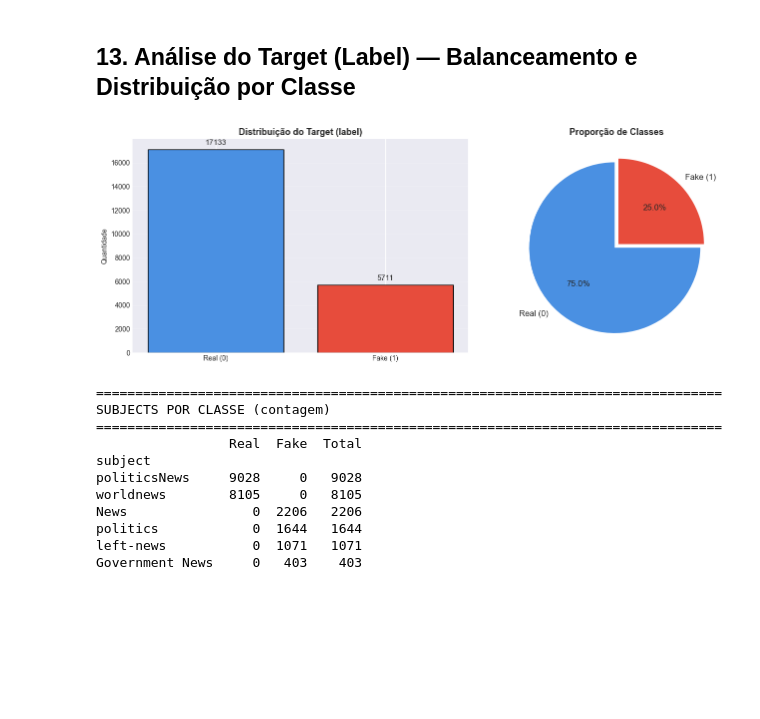
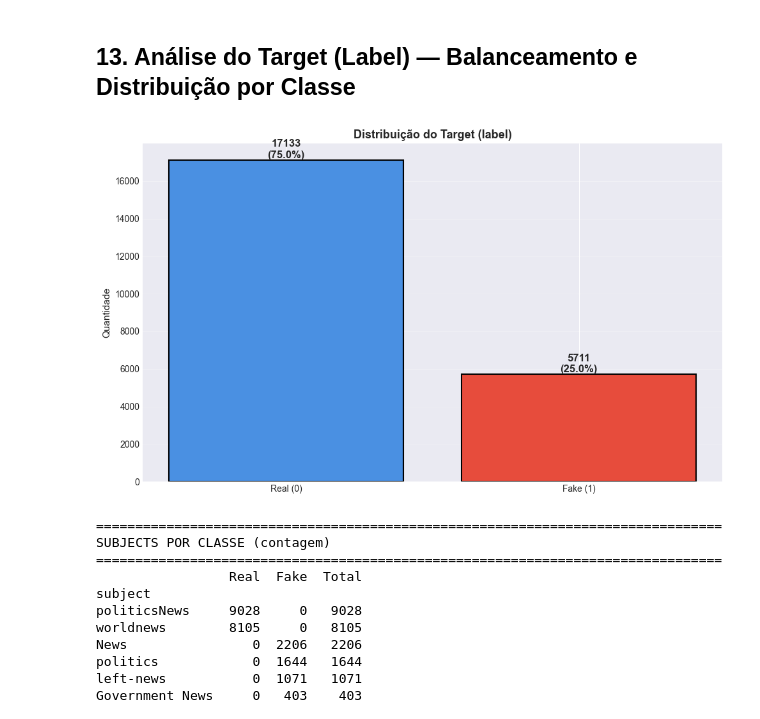
Before and after one commit to Eduardocin/ligia-nlp-challenge, a Jupyter notebook: notebooks/1.0-data-exploration.ipynb, the cells around one changed output. Drawn from its saved outputs; the diff is of its cells as text; code cells hidden in the pictures; blank space fills up the shorter version.

```diff
--- a/notebooks/1.0-data-exploration.ipynb
+++ b/notebooks/1.0-data-exploration.ipynb
@@ -712,32 +544,30 @@ Duplicatas em ID: 0
 # %%
 # 14.1 — Balanceamento de Classes
 label_counts = df_train['label'].value_counts().sort_index()
 label_pct = df_train['label'].value_counts(normalize=True).sort_index() * 100
 label_names = {0: 'Real (0)', 1: 'Fake (1)'}
 
-fig, axes = plt.subplots(1, 2, figsize=(14, 5))
+fig, ax = plt.subplots(figsize=(10, 6))
 
-# Bar plot
-bars = axes[0].bar([label_names[i] for i in label_counts.index],
-                    label_counts.values,
-                    color=['#4A90E2', '#E74C3C'], edgecolor='black')
-axes[0].bar_label(bars, fmt='%d', padding=4, fontsize=11)
-axes[0].set_title('Distribuição do Target (label)', fontsize=13, fontweight='bold')
-axes[0].set_ylabel('Quantidade')
-axes[0].grid(axis='y', alpha=0.3)
+# Bar plot with percentages
+bars = ax.bar([label_names[i] for i in label_counts.index],
+              label_counts.values,
+              color=['#4A90E2', '#E74C3C'], edgecolor='black', linewidth=1.5)
 
-# Pie
-axes[1].pie(label_counts.values,
-            labels=[label_names[i] for i in label_counts.index],
-            autopct='%1.1f%%', startangle=90,
-            colors=['#4A90E2', '#E74C3C'],
-            explode=(0.03, 0.03), textprops={'fontsize': 12})
-axes[1].set_title('Proporção de Classes', fontsize=13, fontweight='bold')
+# Add count and percentage labels
+for i, (bar, count, pct) in enumerate(zip(bars, label_counts.values, label_pct.values)):
+    ax.text(bar.get_x() + bar.get_width()/2, bar.get_height(),
+            f'{int(count)}\n({pct:.1f}%)',
+            ha='center', va='bottom', fontsize=12, fontweight='bold')
+
+ax.set_title('Distribuição do Target (label)', fontsize=13, fontweight='bold')
+ax.set_ylabel('Quantidade', fontsize=11)
+ax.grid(axis='y', alpha=0.3)
 
 plt.tight_layout()
 plt.show()
 # %% [output]
-[figure, old version]
+[figure, new version]
 # %%
 # 14.3 — Distribuição de Subject por Classe (Real vs Fake)
 label_names = {0: 'Real', 1: 'Fake'}
```
Also changed, not shown: parts of 10 cells of this notebook, 9 other files.
